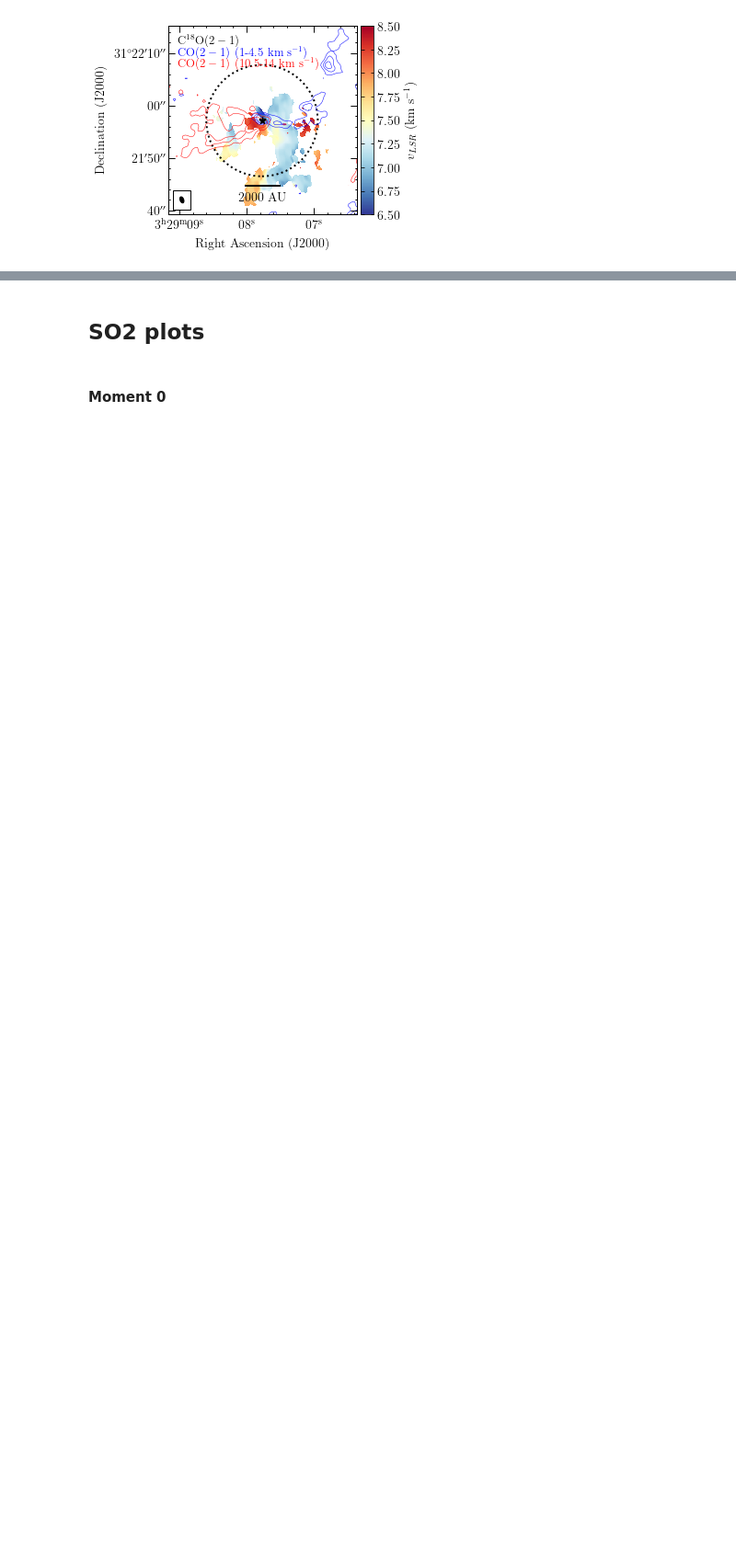
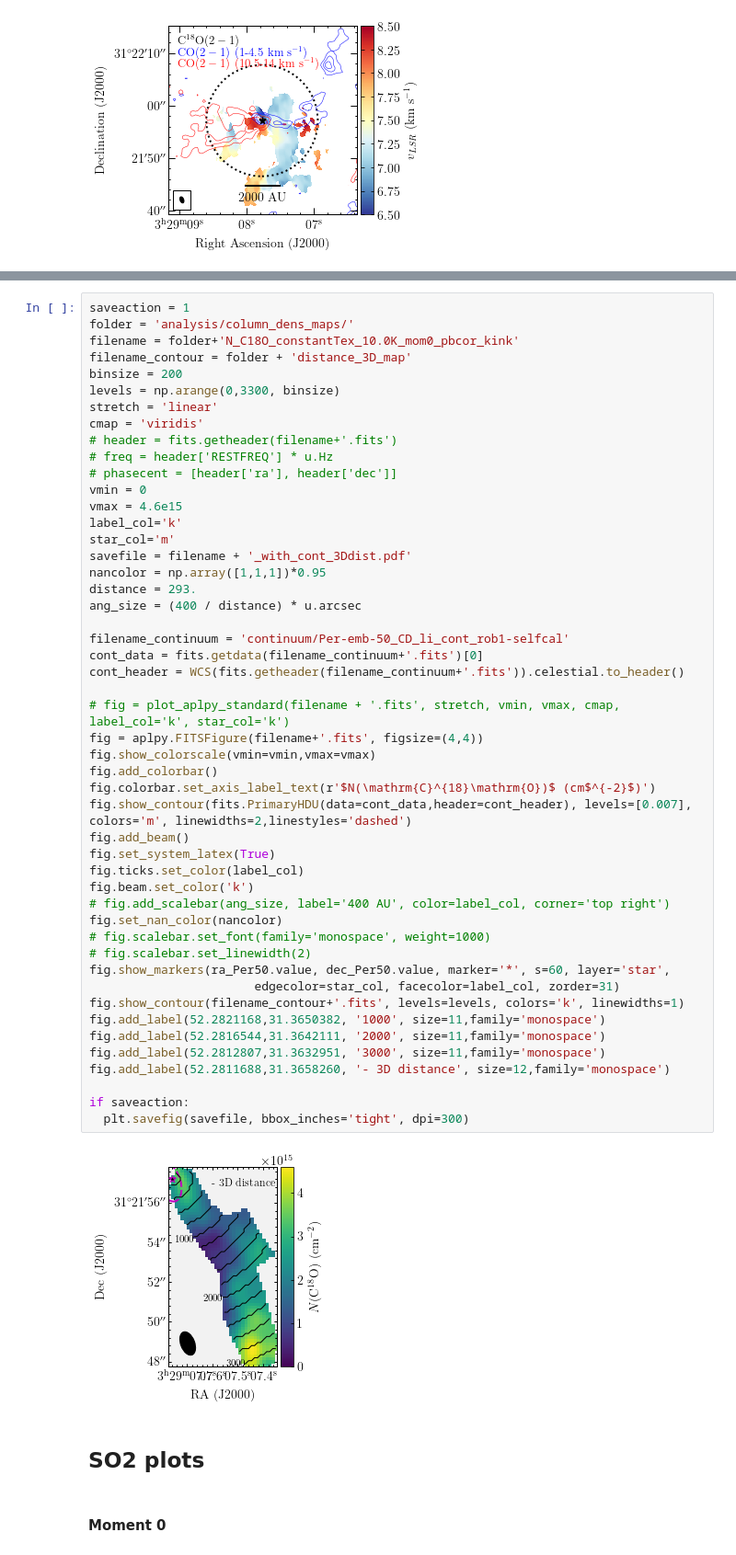
Before and after one commit to tere-valdivia/Per-emb-50_results, a Jupyter notebook: Data_figures.ipynb, the cells around one changed output, grey strips where cells are left out. Shown at 92% size. Saved outputs shown, nothing was run; the diff lists cells and outputs as text; blank space fills up the shorter version.

```diff
--- a/Data_figures.ipynb
+++ b/Data_figures.ipynb
@@ -1270,3 +1367,54 @@ fig.ax.xaxis.label_position
+# %%
+saveaction = 1
+folder = 'analysis/column_dens_maps/'
+filename = folder+'N_C18O_constantTex_10.0K_mom0_pbcor_kink'
+filename_contour = folder + 'distance_3D_map'
+binsize = 200
+levels = np.arange(0,3300, binsize)
+stretch = 'linear'
+cmap = 'viridis'
+# header = fits.getheader(filename+'.fits')
+# freq = header['RESTFREQ'] * u.Hz
+# phasecent = [header['ra'], header['dec']]
+vmin = 0
+vmax = 4.6e15
+label_col='k'
+star_col='m'
+savefile = filename + '_with_cont_3Ddist.pdf'
+nancolor = np.array([1,1,1])*0.95
+distance = 293.
+ang_size = (400 / distance) * u.arcsec
+
+filename_continuum = 'continuum/Per-emb-50_CD_li_cont_rob1-selfcal'
+cont_data = fits.getdata(filename_continuum+'.fits')[0]
+cont_header = WCS(fits.getheader(filename_continuum+'.fits')).celestial.to_header()
+
+# fig = plot_aplpy_standard(filename + '.fits', stretch, vmin, vmax, cmap, label_col='k', star_col='k')
+fig = aplpy.FITSFigure(filename+'.fits', figsize=(4,4))
+fig.show_colorscale(vmin=vmin,vmax=vmax)
+fig.add_colorbar()
+fig.colorbar.set_axis_label_text(r'$N(\mathrm{C}^{18}\mathrm{O})$ (cm$^{-2}$)')
+fig.show_contour(fits.PrimaryHDU(data=cont_data,header=cont_header), levels=[0.007], colors='m', linewidths=2,linestyles='dashed')
+fig.add_beam()
+fig.set_system_latex(True)
+fig.ticks.set_color(label_col)
+fig.beam.set_color('k')
+# fig.add_scalebar(ang_size, label='400 AU', color=label_col, corner='top right')
+fig.set_nan_color(nancolor)
+# fig.scalebar.set_font(family='monospace', weight=1000)
+# fig.scalebar.set_linewidth(2)
+fig.show_markers(ra_Per50.value, dec_Per50.value, marker='*', s=60, layer='star',
+                       edgecolor=star_col, facecolor=label_col, zorder=31)
+fig.show_contour(filename_contour+'.fits', levels=levels, colors='k', linewidths=1)
+fig.add_label(52.2821168,31.3650382, '1000', size=11,family='monospace')
+fig.add_label(52.2816544,31.3642111, '2000', size=11,family='monospace')
+fig.add_label(52.2812807,31.3632951, '3000', size=11,family='monospace')
+fig.add_label(52.2811688,31.3658260, '- 3D distance', size=12,family='monospace')
+
+if saveaction:
+  plt.savefig(savefile, bbox_inches='tight', dpi=300)
+# %% [output]
+[figure, added]
 # %% [markdown]
 ## SO2 plots
 # %% [markdown]
```
Also changed, not shown: parts of 6 cells of this notebook, 26 other files.
